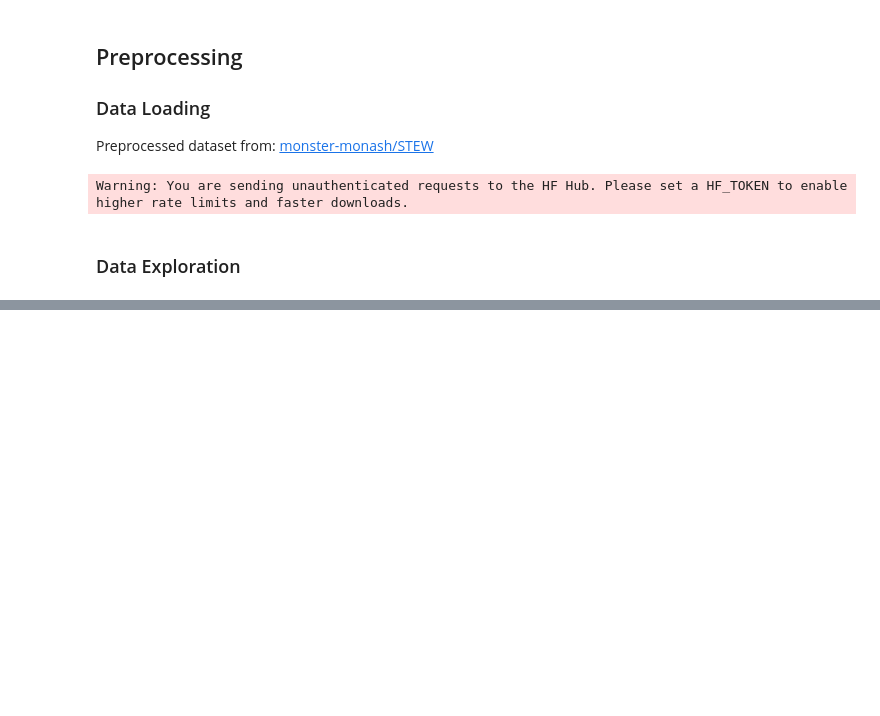
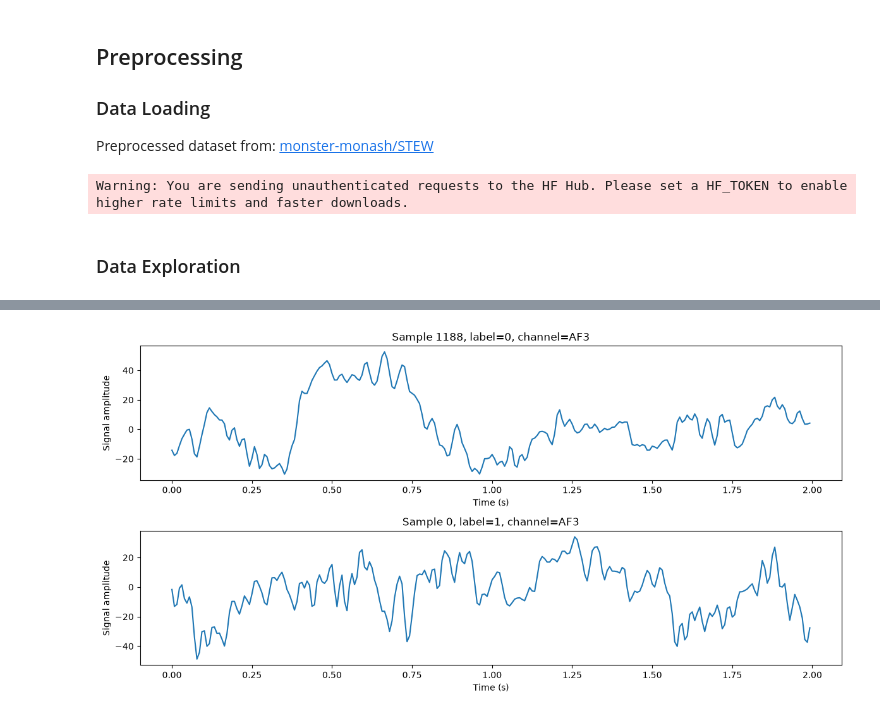
Before and after one commit to pax-projects/homl-paris-saclay, a Jupyter notebook: preprocessing.ipynb, the cells around one changed output, grey strips where cells are left out. Saved outputs shown, nothing was run; the diff lists cells and outputs as text; code cells hidden in the pictures; blank space fills up the shorter version.

```diff
--- a/preprocessing.ipynb
+++ b/preprocessing.ipynb
@@ -82,3 +112,24 @@ We crete a .csv table with the chosen features:
 # %%
 EEG_CHANNELS = ["AF3", "F7", "F3", "FC5", "T7", "P7", "O1", "O2", "P8", "T8", "FC6", "F4", "F8", "AF4"]
 SAMPLING_FREQUENCY = 128
+# %%
+# Find one example for each label
+sample_indices = [
+    np.flatnonzero(Y == label)[0]
+    for label in np.unique(Y)
+]
+
+time = np.arange(X.shape[2]) / SAMPLING_FREQUENCY
+
+fig, axes = plt.subplots(2, 1, figsize=(12, 6))
+
+for ax, idx in zip(axes, sample_indices):
+    ax.plot(time, X[idx, 0, :])
+    ax.set_title(f"Sample {idx}, label={Y[idx]}, channel={EEG_CHANNELS[0]}")
+    ax.set_xlabel("Time (s)")
+    ax.set_ylabel("Signal amplitude")
+
+plt.tight_layout()
+plt.show()
+# %% [output]
+[figure, added]
```
Also changed, not shown: parts of 38 cells of this notebook, 1 other file.
